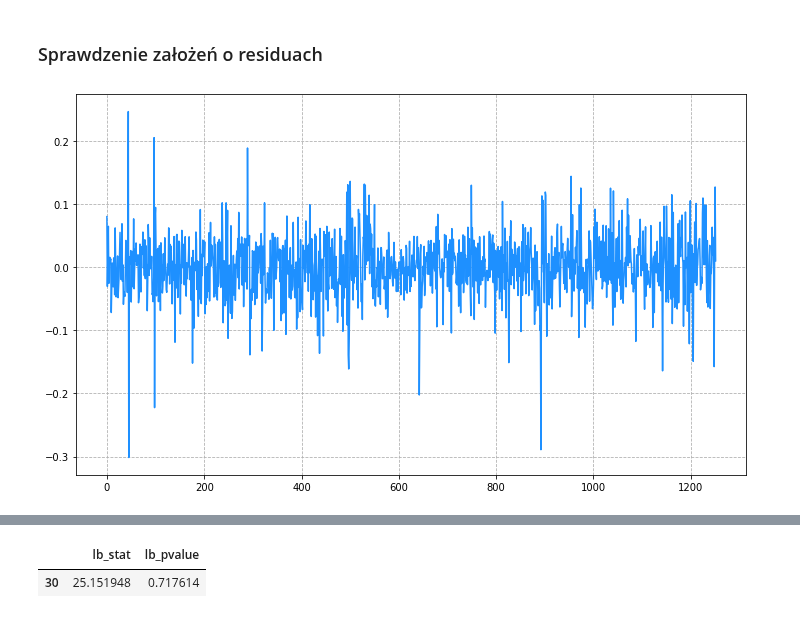
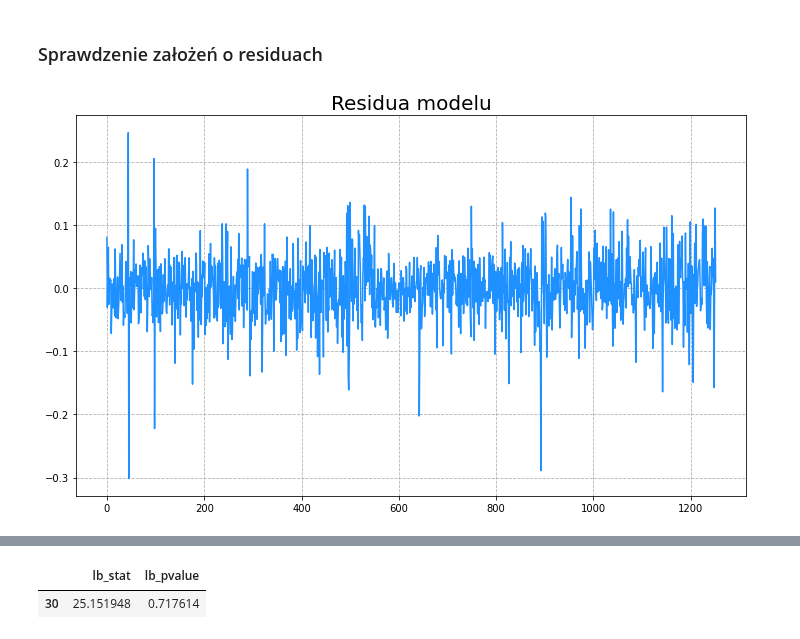
Before and after one commit to KatarzynaTurbanska/enterprise_risk_management, a Jupyter notebook: Prezentacja 3/dywersyfikacja.ipynb, the cells around one changed output, grey strips where cells are left out. Saved outputs shown, nothing was run; the diff lists cells and outputs as text; code cells hidden in the pictures.

```diff
--- a/Prezentacja 3/dywersyfikacja.ipynb
+++ b/Prezentacja 3/dywersyfikacja.ipynb
@@ -458,9 +468,11 @@ plt.show()
 epsilon3 = model3.resid
 # %%
 plt.plot(epsilon3, color="dodgerblue")
+plt.title("Residua modelu", fontsize=20)
+plt.savefig("wykresy/residua_cukier.png")
 plt.show()
 # %% [output]
-[figure, old version]
+[figure, new version]
 # %%
 het_arch(epsilon3)
 # %% [output]
```
Also changed, not shown: parts of 33 cells of this notebook, 10 other files.
